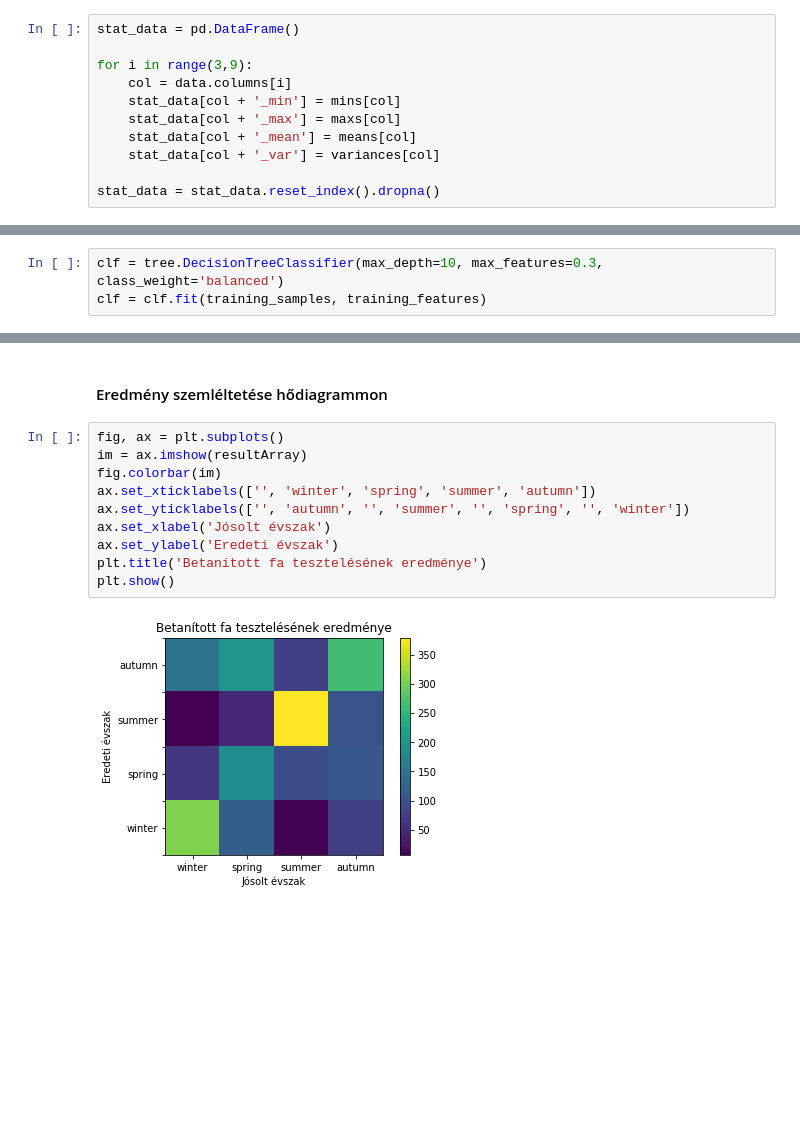
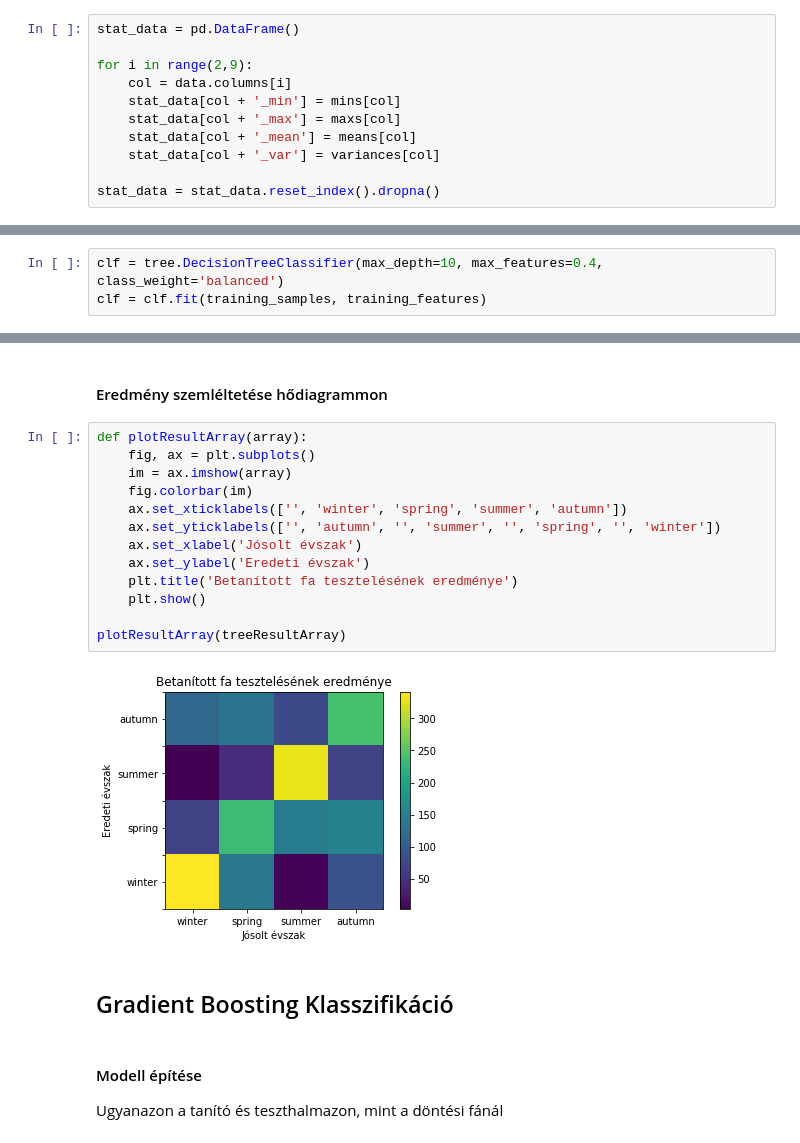
Before and after one commit to gujgicza/NagyAdat-HF, a Jupyter notebook: evszak_tanulas.ipynb, the cells around one changed output, grey strips where cells are left out. Cells and saved outputs as stored; diff of their text form; blank space fills up the shorter version.

Commit message:
Add boosting

```diff
--- a/evszak_tanulas.ipynb
+++ b/evszak_tanulas.ipynb
@@ -56,7 +57,7 @@ variances = calcGroupedBy('var')
 # %%
 stat_data = pd.DataFrame()
 
-for i in range(3,9):
+for i in range(2,9):
     col = data.columns[i]
     stat_data[col + '_min'] = mins[col]
     stat_data[col + '_max'] = maxs[col]
@@ -118,5 +119,5 @@ Test data size: 2190
 # %% [markdown]
 #### Döntési fa felépítése
 # %%
-clf = tree.DecisionTreeClassifier(max_depth=10, max_features=0.3, class_weight='balanced')
+clf = tree.DecisionTreeClassifier(max_depth=10, max_features=0.4, class_weight='balanced')
 clf = clf.fit(training_samples, training_features)
@@ -156,14 +162,22 @@ resultArray
 # %% [markdown]
 #### Eredmény szemléltetése hődiagrammon
 # %%
-fig, ax = plt.subplots()
-im = ax.imshow(resultArray)
-fig.colorbar(im)
-ax.set_xticklabels(['', 'winter', 'spring', 'summer', 'autumn'])
-ax.set_yticklabels(['', 'autumn', '', 'summer', '', 'spring', '', 'winter'])
-ax.set_xlabel('Jósolt évszak')
-ax.set_ylabel('Eredeti évszak')
-plt.title('Betanított fa tesztelésének eredménye')
-plt.show()
+def plotResultArray(array):
+    fig, ax = plt.subplots()
+    im = ax.imshow(array)
+    fig.colorbar(im)
+    ax.set_xticklabels(['', 'winter', 'spring', 'summer', 'autumn'])
+    ax.set_yticklabels(['', 'autumn', '', 'summer', '', 'spring', '', 'winter'])
+    ax.set_xlabel('Jósolt évszak')
+    ax.set_ylabel('Eredeti évszak')
+    plt.title('Betanított fa tesztelésének eredménye')
+    plt.show()
+
+plotResultArray(treeResultArray)
 # %% [output]
-[figure, old version]
+[figure, new version]
+# %% [markdown]
+## Gradient Boosting Klasszifikáció
+# %% [markdown]
+#### Modell építése
+Ugyanazon a tanító és teszthalmazon, mint a döntési fánál
```
Also changed, not shown: parts of 15 cells of this notebook.
